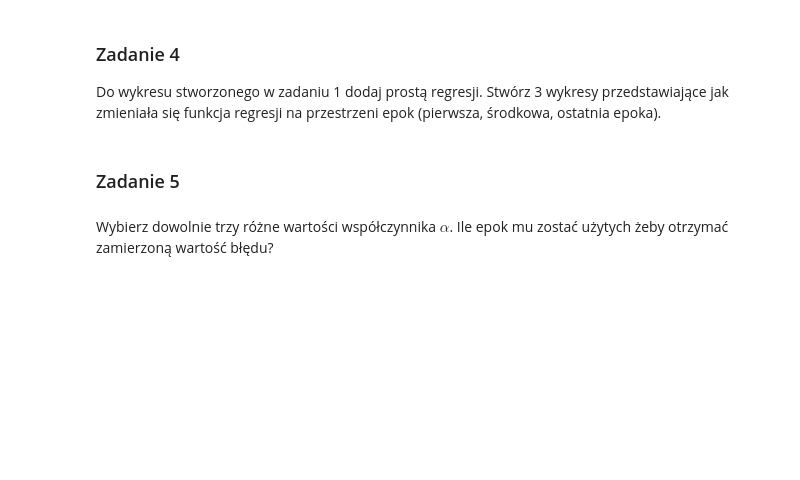
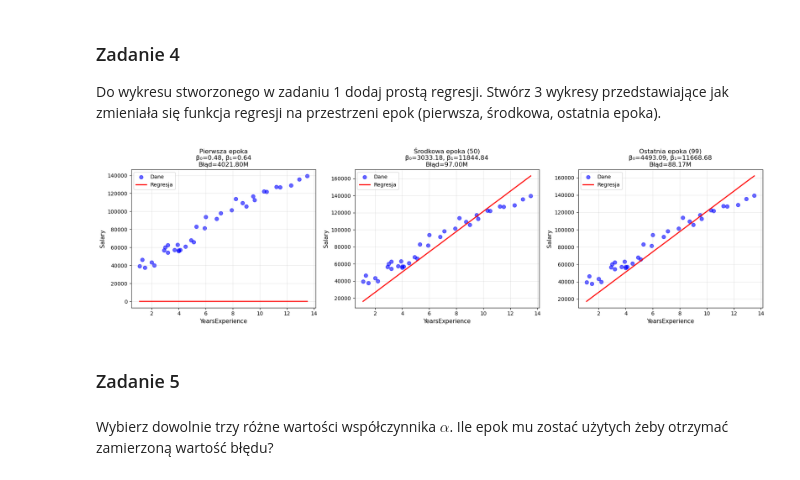
Before and after one commit to kamazur2002/pk_machine_learning, a Jupyter notebook: linear_regression/160803_Kamila_Zur_Linear_regression_simple_P1.ipynb, the cells around one changed output. Saved outputs shown, nothing was run; the diff lists cells and outputs as text; code cells hidden in the pictures; blank space fills up the shorter version.

```diff
--- a/linear_regression/160803_Kamila_Zur_Linear_regression_simple_P1.ipynb
+++ b/linear_regression/160803_Kamila_Zur_Linear_regression_simple_P1.ipynb
@@ -167,6 +136,3 @@ def calculate_error(predictions: np.ndarray, y: np.ndarray, beta0: float, beta1:
 \end{equation}
 
 Tutaj ponownie jak wcześniej można wykorzystać operacje na macierzach, lub iteracyjnie obliczyć sumę.
-# %%
-def calculate_gradient(predictions: np.ndarray, y: np.ndarray, beta0: float, beta1: float) -> Tuple[float, float]:
-    #YOUR CODE HERE
@@ -186,6 +163,11 @@ Po obliczeniu pochodnych cząstkowych należy obliczyć nowe wartości dla wspó
 # %%
-def update_regression_coefficients(x: np.ndarray, y: np.ndarray, beta0: float, beta1: float, alpha: float) -> Tuple[float, float]:
-    #YOUR CODE HERE
+def update_regression_coefficients(x: np.ndarray, predictions: np.ndarray, y: np.ndarray, beta0: float, beta1: float, alpha: float) -> Tuple[float, float]:
+    grad_b0, grad_b1 = calculate_gradient(x, predictions, y)
+
+    new_b0 = _calculate_new_coefficients(alpha, beta0, grad_b0)
+    new_b1 = _calculate_new_coefficients(alpha, beta1, grad_b1)
+
+    return (new_b0, new_b1)
 # %% [markdown]
 #### 2.6 Finalna wersja algorytmu
 
@@ -229,3 +242,39 @@ Do wykresu stworzonego w zadaniu 1 dodaj prostą regresji. Stwórz 3 wykresy prz
+# %%
+first_epoch = 0
+middle_epoch = len(b0) // 2
+last_epoch = len(b0) - 1
+
+epochs_to_plot = [
+    (first_epoch, 'Pierwsza epoka'),
+    (middle_epoch, f'Środkowa epoka ({middle_epoch})'),
+    (last_epoch, f'Ostatnia epoka ({last_epoch})')
+]
+
+fig, axes = plt.subplots(1, 3, figsize=(18, 5))
+
+for idx, (epoch, title) in enumerate(epochs_to_plot):
+    ax = axes[idx]
+
+    # Punkty danych
+    ax.scatter(x, y, color='blue', alpha=0.6, s=50, label='Dane')
+
+    # Prosta regresji dla danej epoki
+    x_line = np.linspace(x.min(), x.max(), 100)
+    y_line = b0[epoch] + b1[epoch] * x_line
+    ax.plot(x_line, y_line, 'r-', linewidth=2, label='Regresja')
+
+    # Formatowanie
+    ax.set_xlabel('YearsExperience', fontsize=11)
+    ax.set_ylabel('Salary', fontsize=11)
+    ax.set_title(f'{title}\nβ₀={b0[epoch]:.2f}, β₁={b1[epoch]:.2f}\nBłąd={error[epoch]/1e6:.2f}M',
+                 fontsize=12)
+    ax.legend()
+    ax.grid(True, alpha=0.3)
+
+plt.tight_layout()
+plt.show()
+# %% [output]
+[figure, added]
 # %% [markdown]
 ### Zadanie 5
 # %% [markdown]
```
Also changed, not shown: parts of 27 cells of this notebook.
